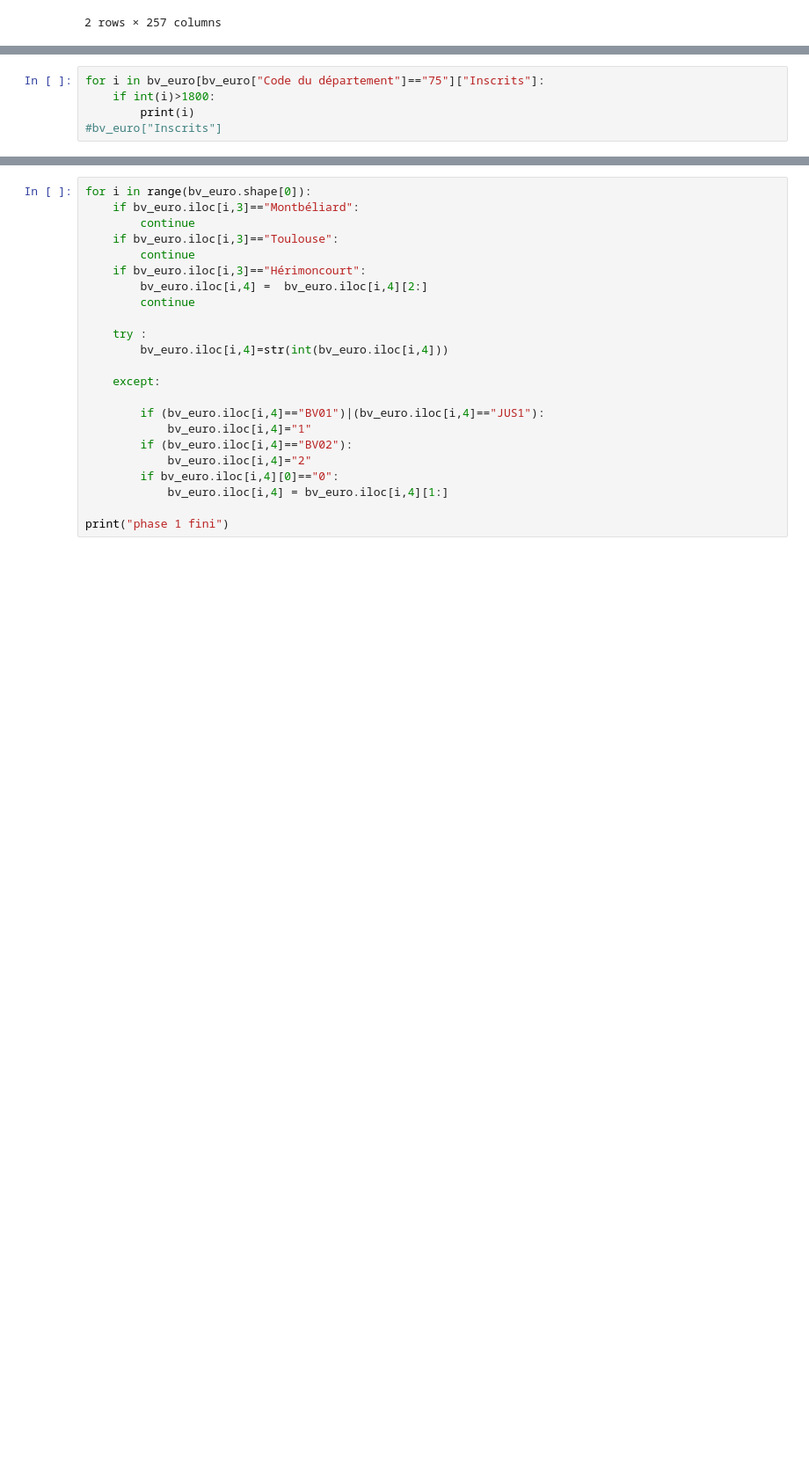
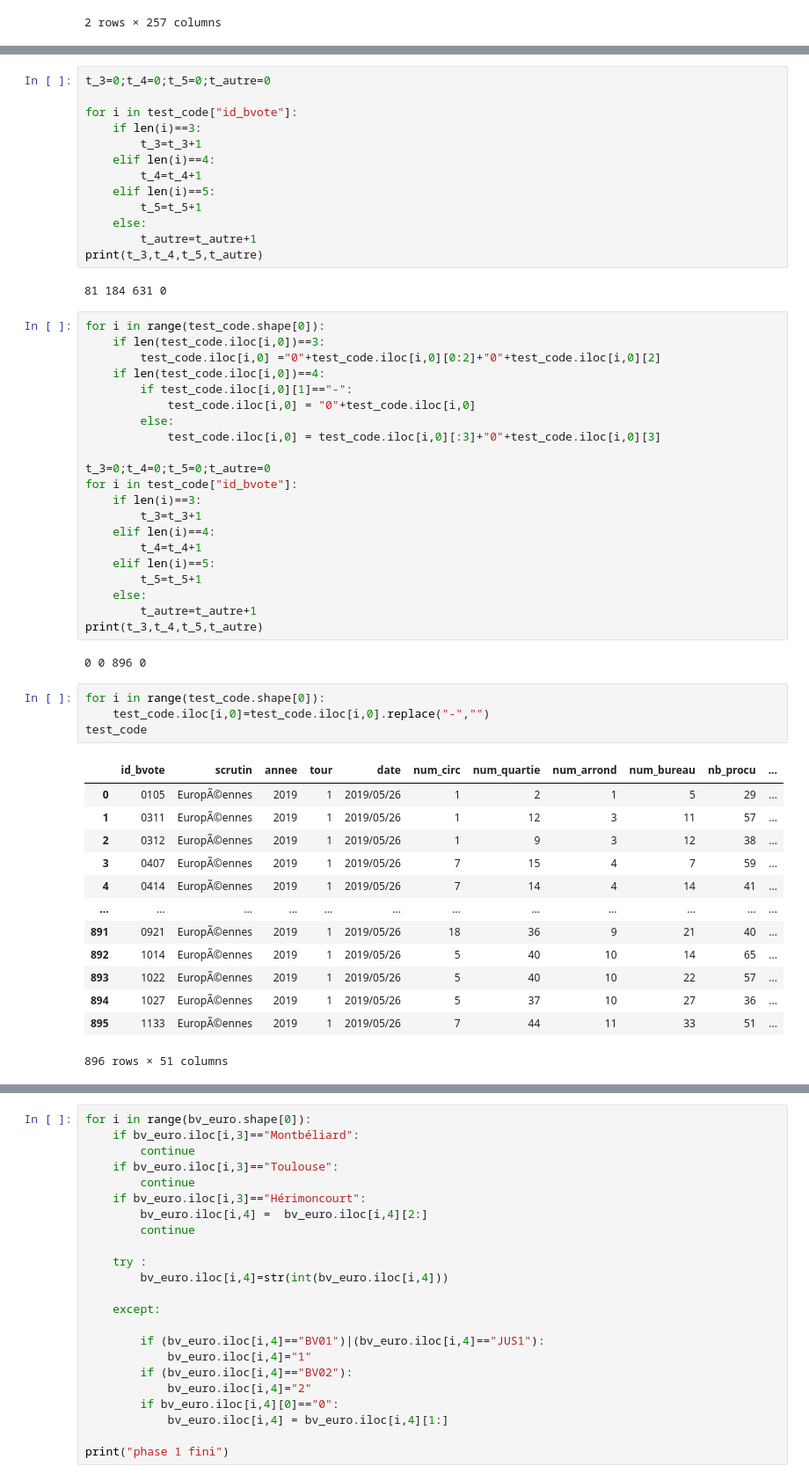
Before and after one commit to christian235711/IRIS_BV, a Jupyter notebook: BV_clean_31_08.ipynb, the cells around one changed output, grey strips where cells are left out. Shown at 88% size. Saved outputs shown, nothing was run; the diff lists cells and outputs as text; blank space fills up the shorter version.

```diff
--- a/BV_clean_31_08.ipynb
+++ b/BV_clean_31_08.ipynb
@@ -374,5 +176,0 @@ Name: Code de la commune, dtype: int64
-# %%
-for i in bv_euro[bv_euro["Code du département"]=="75"]["Inscrits"]:
-    if int(i)>1800:
-        print(i)
-#bv_euro["Inscrits"]
@@ -396,0 +200,56 @@ for i in bv_euro[bv_euro["Code du département"]=="75"]["Inscrits"]:
+# %%
+t_3=0;t_4=0;t_5=0;t_autre=0
+
+for i in test_code["id_bvote"]:
+    if len(i)==3:
+        t_3=t_3+1
+    elif len(i)==4:
+        t_4=t_4+1
+    elif len(i)==5:
+        t_5=t_5+1
+    else:
+        t_autre=t_autre+1
+print(t_3,t_4,t_5,t_autre)
+# %% [output]
+81 184 631 0
+# %%
+for i in range(test_code.shape[0]):
+    if len(test_code.iloc[i,0])==3:
+        test_code.iloc[i,0] ="0"+test_code.iloc[i,0][0:2]+"0"+test_code.iloc[i,0][2]
+    if len(test_code.iloc[i,0])==4:
+        if test_code.iloc[i,0][1]=="-":
+            test_code.iloc[i,0] = "0"+test_code.iloc[i,0]
+        else:
+            test_code.iloc[i,0] = test_code.iloc[i,0][:3]+"0"+test_code.iloc[i,0][3]
+
+t_3=0;t_4=0;t_5=0;t_autre=0
+for i in test_code["id_bvote"]:
+    if len(i)==3:
+        t_3=t_3+1
+    elif len(i)==4:
+        t_4=t_4+1
+    elif len(i)==5:
+        t_5=t_5+1
+    else:
+        t_autre=t_autre+1
+print(t_3,t_4,t_5,t_autre)
+# %% [output]
+0 0 896 0
+# %%
+for i in range(test_code.shape[0]):
+    test_code.iloc[i,0]=test_code.iloc[i,0].replace("-","")
+test_code
+# %% [output]
+|  | id_bvote | scrutin | annee | tour | date | num_circ | num_quartie | num_arrond | num_bureau | nb_procu | ... |
+| 0 | 0105 | EuropÃ©ennes | 2019 | 1 | 2019/05/26 | 1 | 2 | 1 | 5 | 29 | ... |
+| 1 | 0311 | EuropÃ©ennes | 2019 | 1 | 2019/05/26 | 1 | 12 | 3 | 11 | 57 | ... |
+| 2 | 0312 | EuropÃ©ennes | 2019 | 1 | 2019/05/26 | 1 | 9 | 3 | 12 | 38 | ... |
+| 3 | 0407 | EuropÃ©ennes | 2019 | 1 | 2019/05/26 | 7 | 15 | 4 | 7 | 59 | ... |
+| 4 | 0414 | EuropÃ©ennes | 2019 | 1 | 2019/05/26 | 7 | 14 | 4 | 14 | 41 | ... |
+| ... | ... | ... | ... | ... | ... | ... | ... | ... | ... | ... | ... |
+| 891 | 0921 | EuropÃ©ennes | 2019 | 1 | 2019/05/26 | 18 | 36 | 9 | 21 | 40 | ... |
+| 892 | 1014 | EuropÃ©ennes | 2019 | 1 | 2019/05/26 | 5 | 40 | 10 | 14 | 65 | ... |
+| 893 | 1022 | EuropÃ©ennes | 2019 | 1 | 2019/05/26 | 5 | 40 | 10 | 22 | 57 | ... |
+| 894 | 1027 | EuropÃ©ennes | 2019 | 1 | 2019/05/26 | 5 | 37 | 10 | 27 | 36 | ... |
+| 895 | 1133 | EuropÃ©ennes | 2019 | 1 | 2019/05/26 | 7 | 44 | 11 | 33 | 51 | ... |
+896 rows × 51 columns
```
Also changed, not shown: parts of 80 cells of this notebook.
